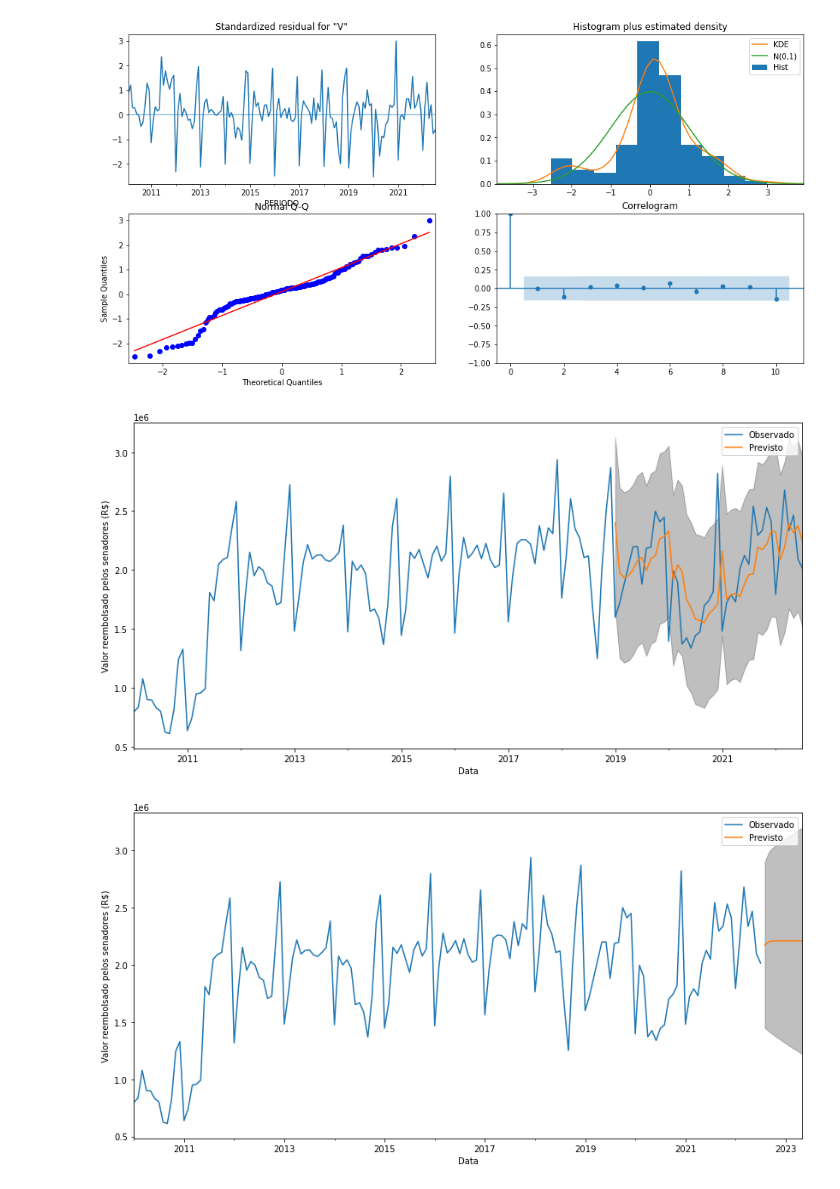
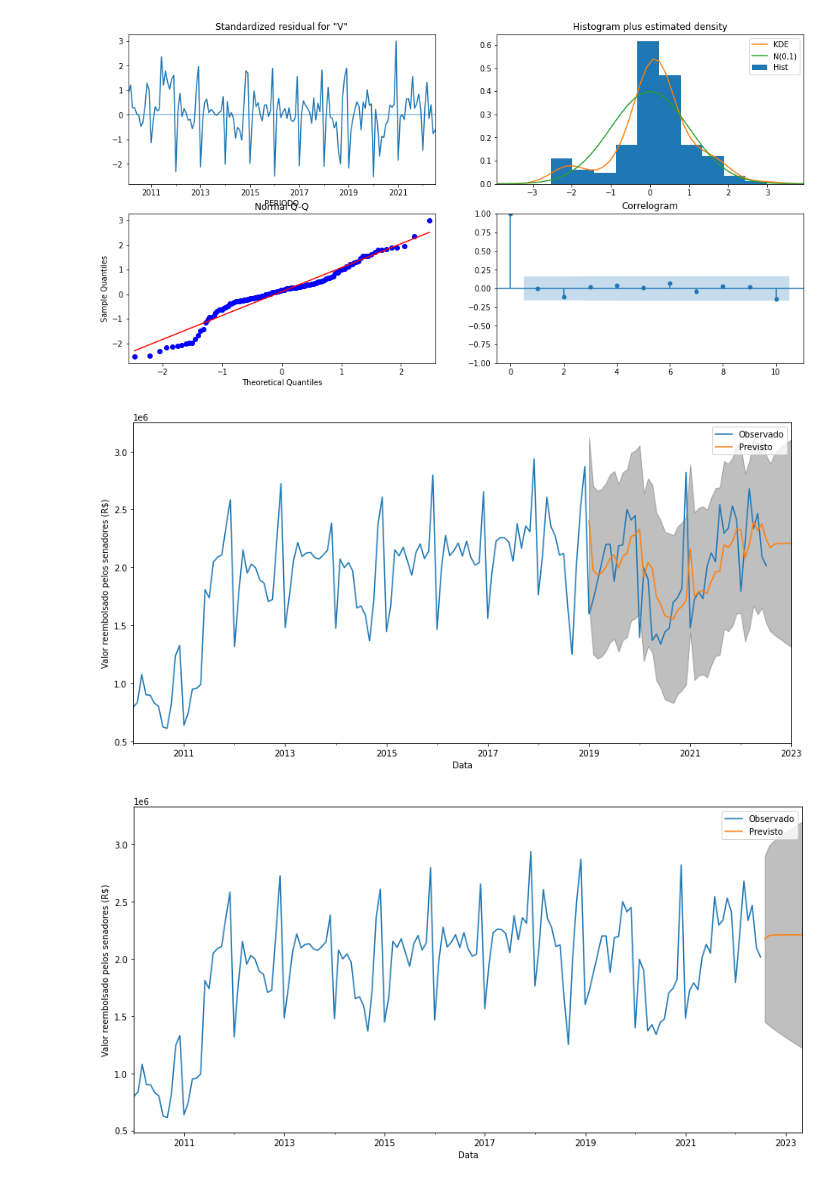
Before and after one commit to ThaisBee/CEAPS, a Jupyter notebook: CEAPS.ipynb, the cells around one changed output. Saved outputs shown, nothing was run; the diff lists cells and outputs as text; code cells hidden in the pictures.

```diff
--- a/CEAPS.ipynb
+++ b/CEAPS.ipynb
@@ -600,10 +600,10 @@ Agora temos nossos dados limpos e prontos para análises!
 # %% [markdown]
 ### Séries temporais - Modelo Arima
 # %%
-df_arima=df_tratado[['PERIODO','VALOR_REEMBOLSADO']]
-df_arima=df_arima[df_tratado['PERIODO']<'2022-08-02']#.groupby('DATA').sum()
-df_arima=df_arima[df_tratado['PERIODO']>='2010-01-01'].groupby('PERIODO').sum()
-df_arima
+df_filtrado=df_tratado[['PERIODO','VALOR_REEMBOLSADO']]
+df_filtrado=df_filtrado[df_tratado['PERIODO']<'2022-08-02']#.groupby('DATA').sum()
+df_filtrado=df_filtrado[df_tratado['PERIODO']>='2010-01-01'].groupby('PERIODO').sum()
+df_filtrado
 # %% [output]
 |  | VALOR_REEMBOLSADO |
 | PERIODO |  |
@@ -724,7 +722,7 @@ plotarPACF(y,y.diff().dropna());#ponto e virgula para aparece apenas um resultad
 # %% [output]
 [figure]
 # %%
-y = df_arima['VALOR_REEMBOLSADO']
+y = df_filtrado['VALOR_REEMBOLSADO']
 y
 # %% [output]
 PERIODO
@@ -772,27 +770,26 @@ param_lista[aic_lista.index(min(aic_lista))]
 # %% [output]
 (1, 1, 1)
 # %%
-
-mod = ARIMA(y,order=(1,1,1))#,freq='D')
+mod = ARIMA(y,order=(1,1,1),freq='M')
 results = mod.fit()
 results.plot_diagnostics(figsize=(16,8))
 plt.show()
 # %% [output]
 [figure]
 # %%
-pred=results.get_prediction(start=pd.to_datetime('2019-01-19'),dynamic=False)
+pred=results.get_prediction(start=pd.to_datetime('2019-01-19'),end=pd.to_datetime('2023-01-19'),dynamic=False)
 #intervalo de confiança
 pred_ic= pred.conf_int()
 
 ax=y.plot(label='Observado', figsize=(14,7))
 pred.predicted_mean.plot(ax=ax, label='Previsto')
 ax.fill_between(pred_ic.index, pred_ic.iloc[:,0], pred_ic.iloc[:,1], color='k', alpha=0.25)
 ax.set_xlabel('Data')
 ax.set_ylabel('Valor reembolsado pelos senadores (R$)')
 plt.legend()
 plt.show()
 # %% [output]
-[figure, old version]
+[figure, new version]
 # %%
 pred_uc = results.get_forecast(steps=10)
 pred_ic = pred_uc.conf_int()
```
Also changed, not shown: parts of 14 cells of this notebook.
